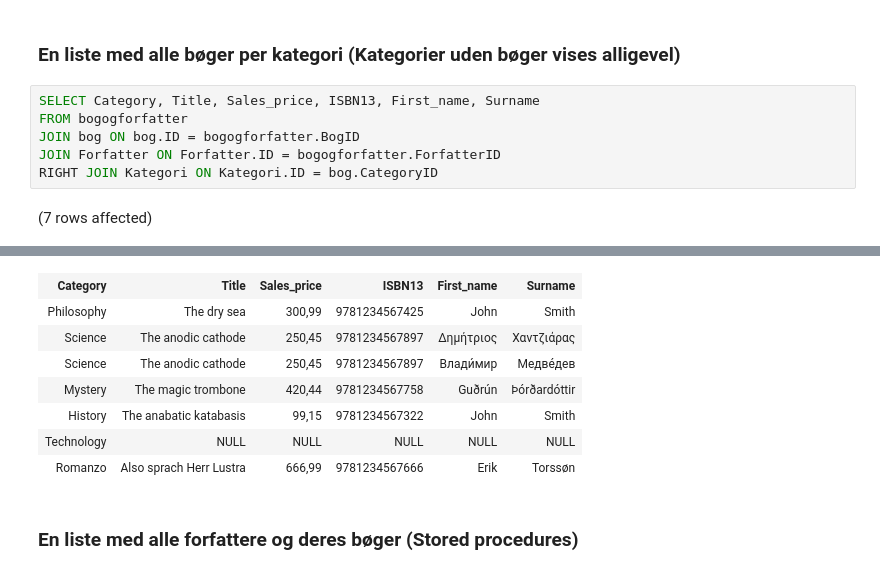
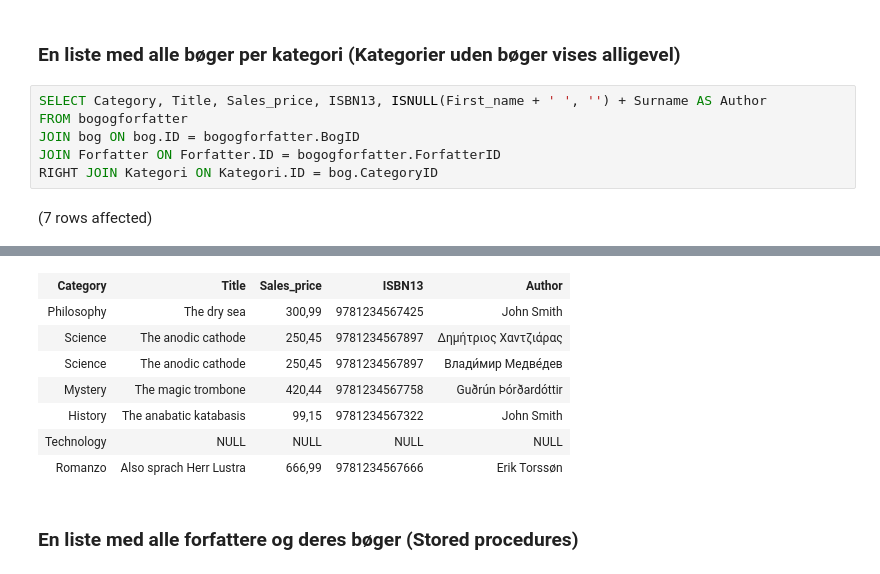
Before and after one commit to newton0182/SQL_Fanzy, a Jupyter notebook: fancy-opgave.ipynb, the cells around one changed output, grey strips where cells are left out. Cells and saved outputs as stored; diff of their text form.

```diff
--- a/fancy-opgave.ipynb
+++ b/fancy-opgave.ipynb
@@ -319,7 +320,7 @@ Total execution time: 00:00:00.005
 # %% [markdown]
 ### En liste med alle bøger per kategori (Kategorier uden bøger vises alligevel)
 # %%
-SELECT Category, Title, Sales_price, ISBN13, First_name, Surname
+SELECT Category, Title, Sales_price, ISBN13, ISNULL(First_name + ' ', '') + Surname AS Author
 FROM bogogforfatter
 JOIN bog ON bog.ID = bogogforfatter.BogID
 JOIN Forfatter ON Forfatter.ID = bogogforfatter.ForfatterID
@@ -330,11 +331,11 @@ Total execution time: 00:00:00.007
-| Category | Title | Sales_price | ISBN13 | First_name | Surname |
-| Philosophy | The dry sea | 300,99 | 9781234567425 | John | Smith |
-| Science | The anodic cathode | 250,45 | 9781234567897 | Δημήτριος | Χαντζιάρας |
-| Science | The anodic cathode | 250,45 | 9781234567897 | Влади́мир | Медве́дев |
-| Mystery | The magic trombone | 420,44 | 9781234567758 | Guðrún | Þórðardóttir |
-| History | The anabatic katabasis | 99,15 | 9781234567322 | John | Smith |
-| Technology | NULL | NULL | NULL | NULL | NULL |
-| Romanzo | Also sprach Herr Lustra | 666,99 | 9781234567666 | Erik | Torssøn |
+| Category | Title | Sales_price | ISBN13 | Author |
+| Philosophy | The dry sea | 300,99 | 9781234567425 | John Smith |
+| Science | The anodic cathode | 250,45 | 9781234567897 | Δημήτριος Χαντζιάρας |
+| Science | The anodic cathode | 250,45 | 9781234567897 | Влади́мир Медве́дев |
+| Mystery | The magic trombone | 420,44 | 9781234567758 | Guðrún Þórðardóttir |
+| History | The anabatic katabasis | 99,15 | 9781234567322 | John Smith |
+| Technology | NULL | NULL | NULL | NULL |
+| Romanzo | Also sprach Herr Lustra | 666,99 | 9781234567666 | Erik Torssøn |
 # %% [markdown]
 ### En liste med alle forfattere og deres bøger (Stored procedures)
 # %%
```
Also changed, not shown: parts of 13 cells of this notebook, 1 other file.
